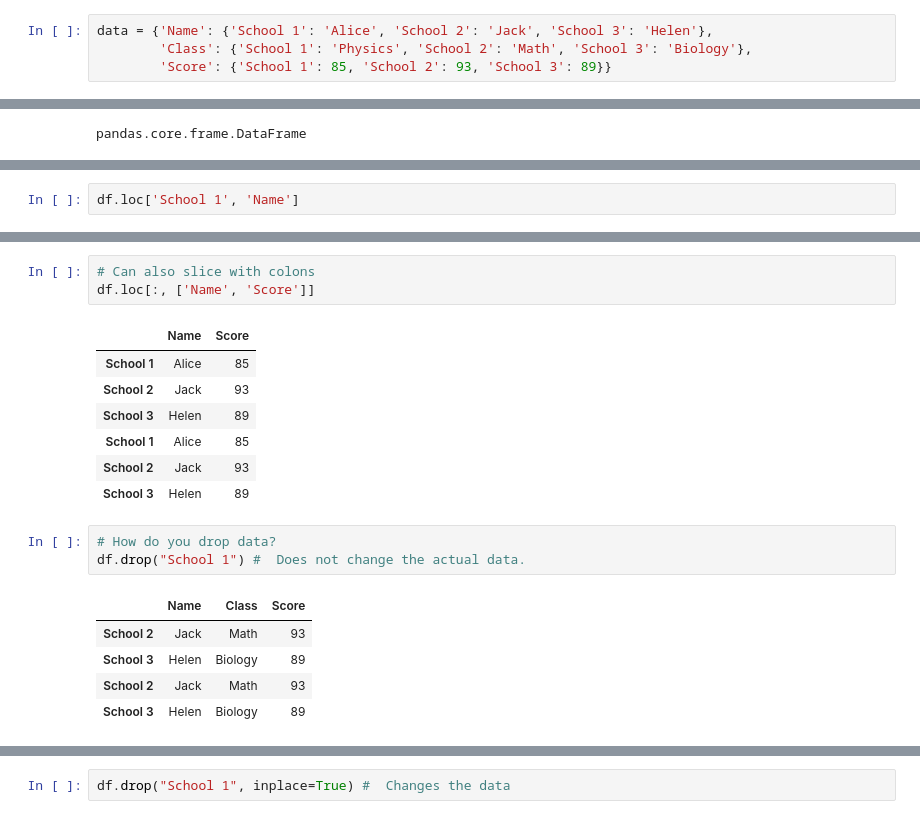
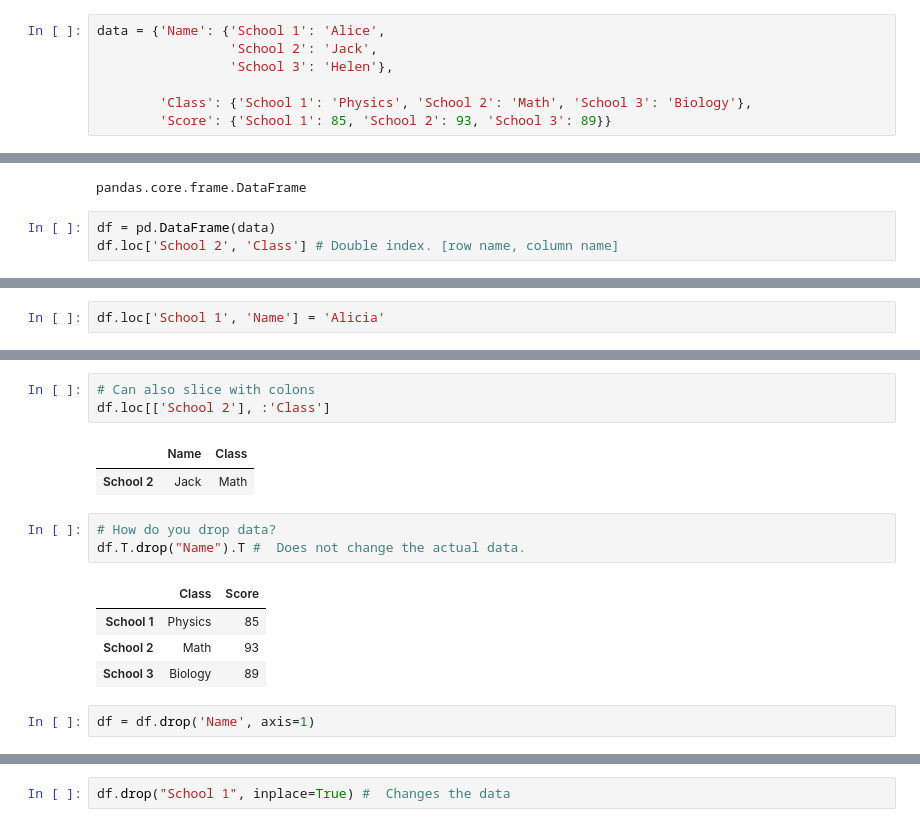
Before and after one commit to landmann/data_science_exercises, a Jupyter notebook: class_4/Class 4.ipynb, the cells around one changed output, grey strips where cells are left out. Cells and saved outputs as stored; diff of their text form.

```diff
--- a/class_4/Class 4.ipynb
+++ b/class_4/Class 4.ipynb
@@ -279,7 +429,10 @@ df
 | School 2 | Jack | Math | 93 |
 | School 3 | Helen | Biology | 89 |
 # %%
-data = {'Name': {'School 1': 'Alice', 'School 2': 'Jack', 'School 3': 'Helen'},
+data = {'Name': {'School 1': 'Alice',
+                 'School 2': 'Jack',
+                 'School 3': 'Helen'},
+
         'Class': {'School 1': 'Physics', 'School 2': 'Math', 'School 3': 'Biology'},
         'Score': {'School 1': 85, 'School 2': 93, 'School 3': 89}}
 # %%
@@ -315,3 +491,6 @@ df.loc['School 1']
 type(df.loc['School 1'])
 # %% [output]
 pandas.core.frame.DataFrame
+# %%
+df = pd.DataFrame(data)
+df.loc['School 2', 'Class'] # Double index. [row name, column name]
@@ -318,2 +532,2 @@ pandas.core.frame.DataFrame
 # %%
-df.loc['School 1', 'Name']
+df.loc['School 1', 'Name'] = 'Alicia'
@@ -349,20 +561,16 @@ Name: Name, dtype: object
 # %%
 # Can also slice with colons
-df.loc[:, ['Name', 'Score']]
+df.loc[['School 2'], :'Class']
 # %% [output]
-|  | Name | Score |
-| School 1 | Alice | 85 |
-| School 2 | Jack | 93 |
-| School 3 | Helen | 89 |
-| School 1 | Alice | 85 |
-| School 2 | Jack | 93 |
-| School 3 | Helen | 89 |
+|  | Name | Class |
+| School 2 | Jack | Math |
 # %%
 # How do you drop data?
-df.drop("School 1") #  Does not change the actual data.
+df.T.drop("Name").T #  Does not change the actual data.
 # %% [output]
-|  | Name | Class | Score |
-| School 2 | Jack | Math | 93 |
-| School 3 | Helen | Biology | 89 |
-| School 2 | Jack | Math | 93 |
-| School 3 | Helen | Biology | 89 |
+|  | Class | Score |
+| School 1 | Physics | 85 |
+| School 2 | Math | 93 |
+| School 3 | Biology | 89 |
+# %%
+df = df.drop('Name', axis=1)
```
Also changed, not shown: parts of 85 cells of this notebook, 1 other file.
